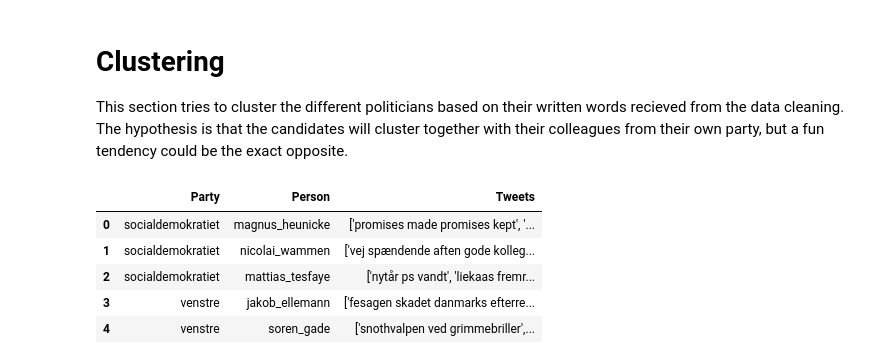
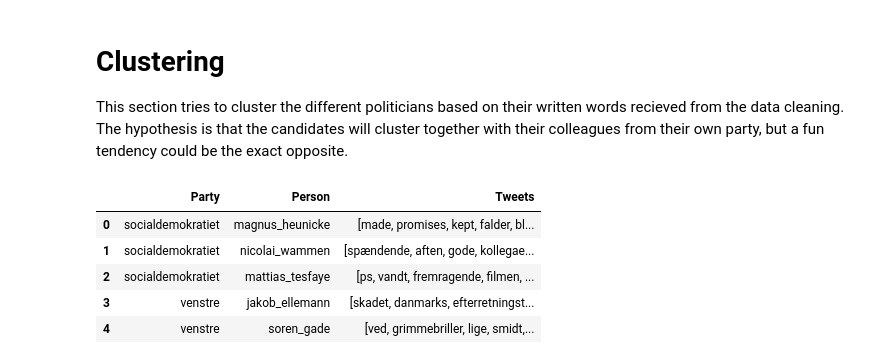
Before and after one commit to s180820/02807_dkpol, a Jupyter notebook: 02_clustering.ipynb, the cells around one changed output. Saved outputs shown, nothing was run; the diff lists cells and outputs as text; code cells hidden in the pictures.

Commit message:
Data Clustering begun

```diff
--- a/02_clustering.ipynb
+++ b/02_clustering.ipynb
@@ -9,9 +5,17 @@ data = pd.read_csv("Data/Giant.csv")
+# %%
+import pandas as pd
+import numpy as np
+import nltk
+from nltk import word_tokenize
+
+df_politicians = pd.read_csv("Data/Giant.csv")
+df_politicians["Tweets"] = [[w for w in word_tokenize(df_politicians["Tweets"][i]) if w.isalnum()] for i in range(len(df_politicians))]
 # %%
-data.head()
+df_politicians.head()
 # %% [output]
 |  | Party | Person | Tweets |
-| 0 | socialdemokratiet | magnus_heunicke | ['promises made promises kept', '... |
-| 1 | socialdemokratiet | nicolai_wammen | ['vej spændende aften gode kolleg... |
-| 2 | socialdemokratiet | mattias_tesfaye | ['nytår ps vandt', 'liekaas fremr... |
-| 3 | venstre | jakob_ellemann | ['fesagen skadet danmarks efterre... |
-| 4 | venstre | soren_gade | ['snothvalpen ved grimmebriller',... |
+| 0 | socialdemokratiet | magnus_heunicke | [made, promises, kept, falder, bl... |
+| 1 | socialdemokratiet | nicolai_wammen | [spændende, aften, gode, kollegae... |
+| 2 | socialdemokratiet | mattias_tesfaye | [ps, vandt, fremragende, filmen, ... |
+| 3 | venstre | jakob_ellemann | [skadet, danmarks, efterretningst... |
+| 4 | venstre | soren_gade | [ved, grimmebriller, lige, smidt,... |
```
Also changed, not shown: parts of 21 cells of this notebook, 1 other file.
